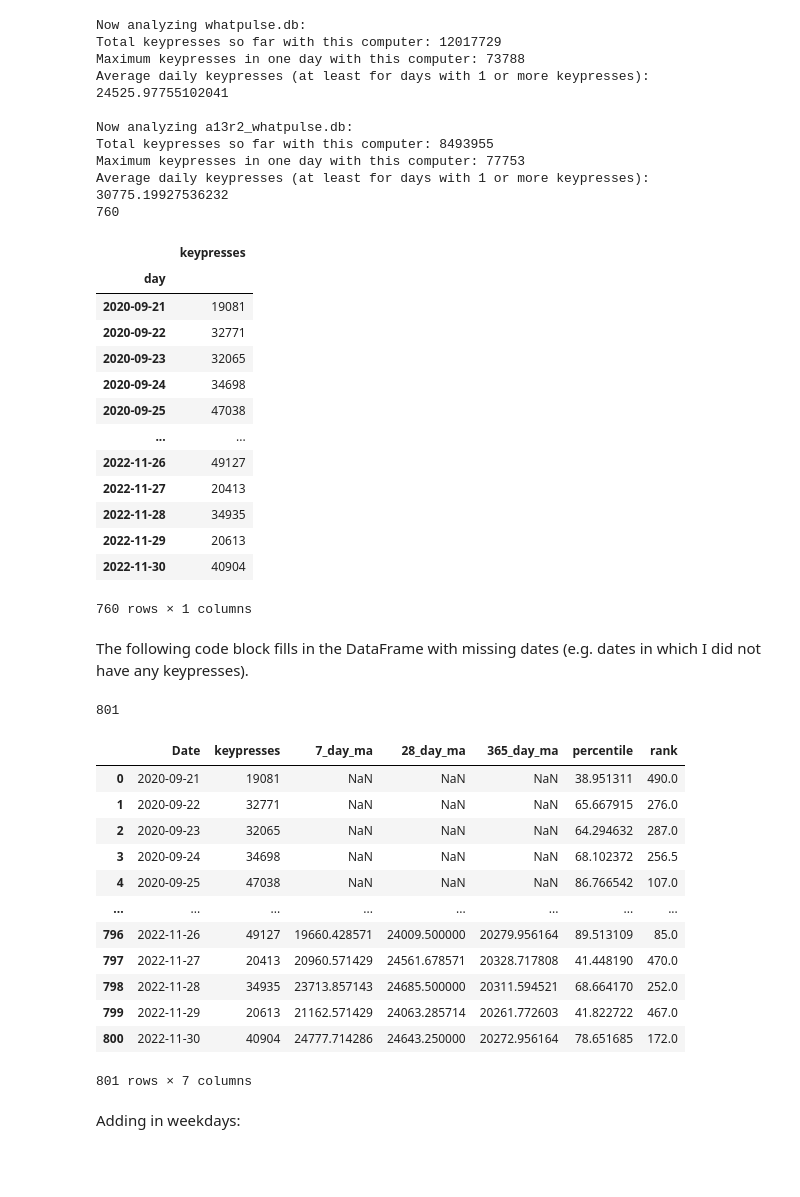
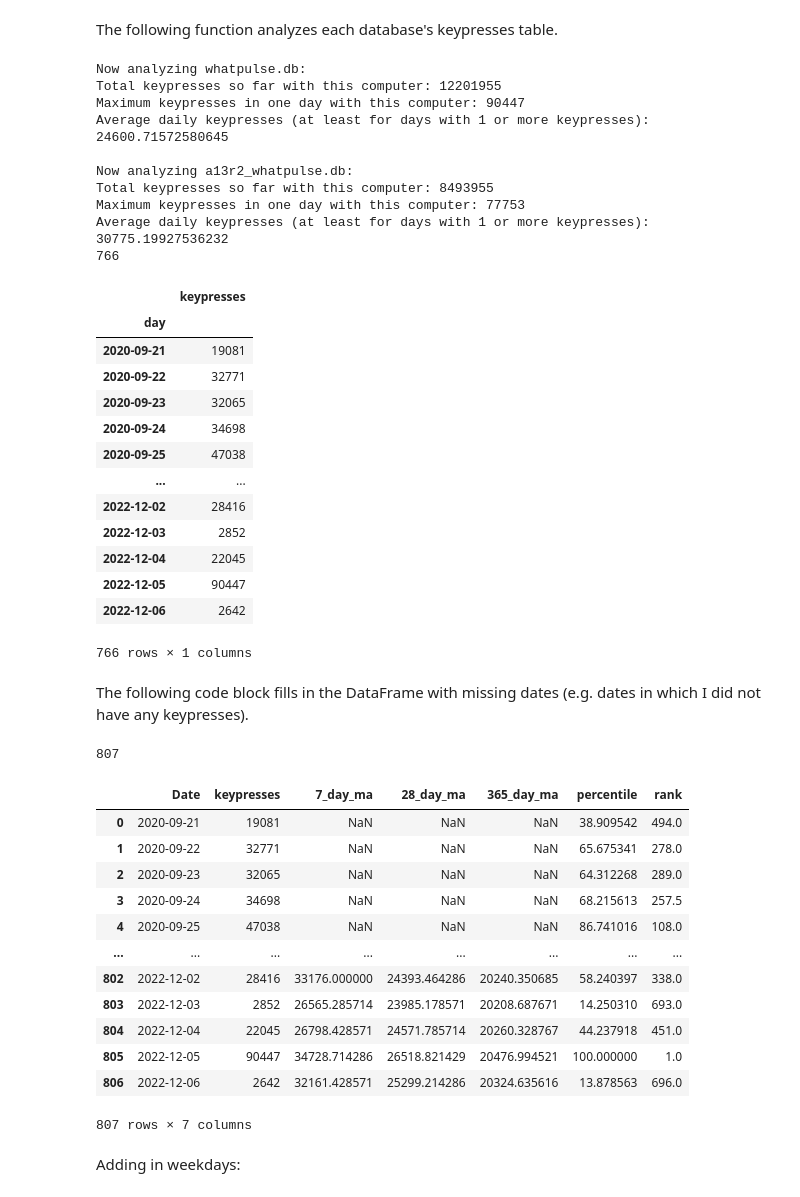
Before and after one commit to kburchfiel/fitbit_steps_and_whatpulse_keypresses_comparison, a Jupyter notebook: whatpulse_viewer_v2.ipynb, the cells around one changed output. Cells and saved outputs as stored; diff of their text form; code cells hidden in the pictures; blank space fills up the shorter version.

```diff
--- a/whatpulse_viewer_v2.ipynb
+++ b/whatpulse_viewer_v2.ipynb
@@ -24,10 +29,17 @@ database_paths_list = ['C:\\Users\\kburc\\AppData\\Local\\whatpulse\\whatpulse.d
+# %%
+database_paths_list = [r'C:\Users\kburc\AppData\Local\whatpulse\whatpulse.db', r'C:\Users\kburc\D1V1\Documents\whatpulse_database_backups\a13r2_whatpulse.db']
+# Note that the first path is to my computer's active database, and that the second path is to a copy of the database stored on my old computer. This approach allows me to include keypress stats that go beyond those stored on my computer.
+# %% [markdown]
+The following function analyzes each database's keypresses table.
 # %%
-def analyze_keypresses(database_path):
+def generate_daily_keypress_totals(database_path):
     file_name = database_path.split('\\')[-1]
     sqlalchemy_sqlite_engine = sqlalchemy.create_engine('sqlite:///'+database_path) # Based on https://docs.sqlalchemy.org/en/13/dialects/sqlite.html#connect-strings
     sqlalchemy_connection = sqlalchemy_sqlite_engine.connect()
     df_keypresses = pd.read_sql("select * from keypresses", con = sqlalchemy_sqlite_engine)
-    df_keypresses.drop('hour',axis=1,inplace=True)
+    df_keypresses.drop('hour',axis=1,inplace=True) # I'm only interested in
+    # daily keypresses for the purposes of this program. (In the future, I may
+    # examine keypresses by hour as well.)
     df_daily_keypresses = df_keypresses.groupby('day').sum()
     if '0000-00-00' in df_daily_keypresses.index:
         df_daily_keypresses.drop('0000-00-00',inplace=True)
@@ -43,40 +64,40 @@ def analyze_keypresses(database_path):
 # %%
 keypress_databases_list = []
 
 for path in database_paths_list:
-    keypress_databases_list.append(analyze_keypresses(path))
+    keypress_databases_list.append(generate_daily_keypress_totals(path))
 
 df_combined_daily_keypresses = pd.concat([keypress_databases_list[i] for i in range(len(keypress_databases_list))])
 df_combined_daily_keypresses.sort_index(inplace=True)
 df_combined_daily_keypresses = df_combined_daily_keypresses.groupby('day').sum() # This gets rid of the 'source' column, but that's OK, since this line is necessary to adjust for days where multiple computers were used.
 df_combined_daily_keypresses.index = pd.to_datetime(df_combined_daily_keypresses.index)
 print(len(df_combined_daily_keypresses))
 df_combined_daily_keypresses
 # %% [output]
 Now analyzing whatpulse.db:
-Total keypresses so far with this computer: 12017729
-Maximum keypresses in one day with this computer: 73788
-Average daily keypresses (at least for days with 1 or more keypresses): 24525.97755102041
+Total keypresses so far with this computer: 12201955
+Maximum keypresses in one day with this computer: 90447
+Average daily keypresses (at least for days with 1 or more keypresses): 24600.71572580645
 
 Now analyzing a13r2_whatpulse.db:
 Total keypresses so far with this computer: 8493955
 Maximum keypresses in one day with this computer: 77753
 Average daily keypresses (at least for days with 1 or more keypresses): 30775.19927536232
-760
+766
 |  | keypresses |
 | day |  |
 | 2020-09-21 | 19081 |
 | 2020-09-22 | 32771 |
 | 2020-09-23 | 32065 |
 | 2020-09-24 | 34698 |
 | 2020-09-25 | 47038 |
 | ... | ... |
-| 2022-11-26 | 49127 |
-| 2022-11-27 | 20413 |
-| 2022-11-28 | 34935 |
-| 2022-11-29 | 20613 |
-| 2022-11-30 | 40904 |
+| 2022-12-02 | 28416 |
+| 2022-12-03 | 2852 |
+| 2022-12-04 | 22045 |
+| 2022-12-05 | 90447 |
+| 2022-12-06 | 2642 |
-760 rows × 1 columns
+766 rows × 1 columns
 # %% [markdown]
 The following code block fills in the DataFrame with missing dates (e.g. dates in which I did not have any keypresses).
 # %%
@@ -97,20 +118,20 @@ df_combined_daily_keypresses['percentile'] = 100*df_combined_daily_keypresses['k
 df_combined_daily_keypresses['rank'] = df_combined_daily_keypresses['keypresses'].rank(ascending = False)
 df_combined_daily_keypresses
 # %% [output]
-801
+807
 |  | Date | keypresses | 7_day_ma | 28_day_ma | 365_day_ma | percentile | rank |
-| 0 | 2020-09-21 | 19081 | NaN | NaN | NaN | 38.951311 | 490.0 |
-| 1 | 2020-09-22 | 32771 | NaN | NaN | NaN | 65.667915 | 276.0 |
-| 2 | 2020-09-23 | 32065 | NaN | NaN | NaN | 64.294632 | 287.0 |
-| 3 | 2020-09-24 | 34698 | NaN | NaN | NaN | 68.102372 | 256.5 |
-| 4 | 2020-09-25 | 47038 | NaN | NaN | NaN | 86.766542 | 107.0 |
+| 0 | 2020-09-21 | 19081 | NaN | NaN | NaN | 38.909542 | 494.0 |
+| 1 | 2020-09-22 | 32771 | NaN | NaN | NaN | 65.675341 | 278.0 |
+| 2 | 2020-09-23 | 32065 | NaN | NaN | NaN | 64.312268 | 289.0 |
+| 3 | 2020-09-24 | 34698 | NaN | NaN | NaN | 68.215613 | 257.5 |
+| 4 | 2020-09-25 | 47038 | NaN | NaN | NaN | 86.741016 | 108.0 |
 | ... | ... | ... | ... | ... | ... | ... | ... |
-| 796 | 2022-11-26 | 49127 | 19660.428571 | 24009.500000 | 20279.956164 | 89.513109 | 85.0 |
-| 797 | 2022-11-27 | 20413 | 20960.571429 | 24561.678571 | 20328.717808 | 41.448190 | 470.0 |
-| 798 | 2022-11-28 | 34935 | 23713.857143 | 24685.500000 | 20311.594521 | 68.664170 | 252.0 |
-| 799 | 2022-11-29 | 20613 | 21162.571429 | 24063.285714 | 20261.772603 | 41.822722 | 467.0 |
-| 800 | 2022-11-30 | 40904 | 24777.714286 | 24643.250000 | 20272.956164 | 78.651685 | 172.0 |
+| 802 | 2022-12-02 | 28416 | 33176.000000 | 24393.464286 | 20240.350685 | 58.240397 | 338.0 |
+| 803 | 2022-12-03 | 2852 | 26565.285714 | 23985.178571 | 20208.687671 | 14.250310 | 693.0 |
+| 804 | 2022-12-04 | 22045 | 26798.428571 | 24571.785714 | 20260.328767 | 44.237918 | 451.0 |
+| 805 | 2022-12-05 | 90447 | 34728.714286 | 26518.821429 | 20476.994521 | 100.000000 | 1.0 |
+| 806 | 2022-12-06 | 2642 | 32161.428571 | 25299.214286 | 20324.635616 | 13.878563 | 696.0 |
-801 rows × 7 columns
+807 rows × 7 columns
 # %% [markdown]
 Adding in weekdays:
 # %%
```
Also changed, not shown: parts of 51 cells of this notebook, 8 other files.
